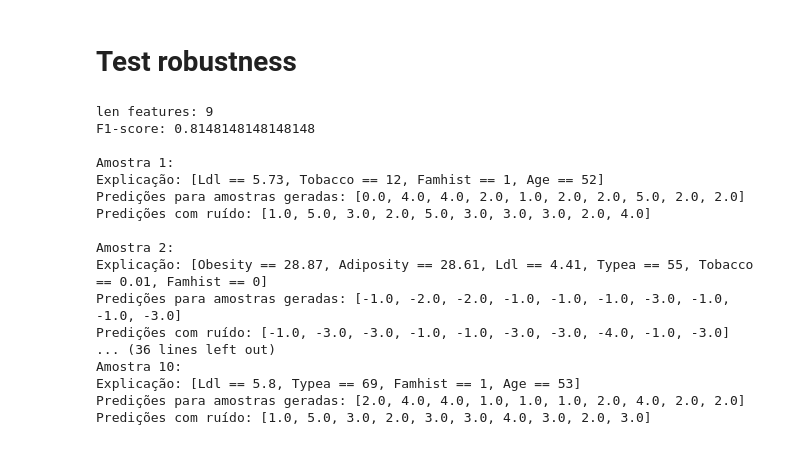
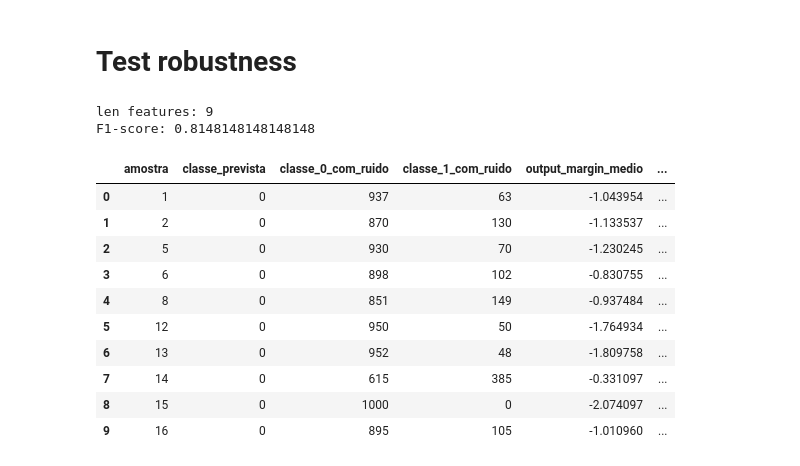
Before and after one commit to LogicExplainML-LEML/LogicExplainML, a Jupyter notebook: result_data/model_notebook.ipynb, the cells around one changed output. Drawn from its saved outputs; the diff is of its cells as text; code cells hidden in the pictures.

Commit message:
robustness tests

```diff
--- a/result_data/model_notebook.ipynb
+++ b/result_data/model_notebook.ipynb
@@ -692,21 +709,18 @@ def apply_noise_to_samples(df, noise_level):
     return df_noisy
 # %%
-get_robustness_results_n("saheart", 10, noise_level=100000)
+results_df = get_robustness_results_n("saheart", 10, 1000, target_class=0, mult_margin=0, n_estimators=30, max_depth=3, noise_level=0.1)
+results_df
 # %% [output]
 len features: 9
 F1-score: 0.8148148148148148
-
-Amostra 1:
-Explicação: [Ldl == 5.73, Tobacco == 12, Famhist == 1, Age == 52]
-Predições para amostras geradas: [0.0, 4.0, 4.0, 2.0, 1.0, 2.0, 2.0, 5.0, 2.0, 2.0]
-Predições com ruído: [1.0, 5.0, 3.0, 2.0, 5.0, 3.0, 3.0, 3.0, 2.0, 4.0]
-
-Amostra 2:
-Explicação: [Obesity == 28.87, Adiposity == 28.61, Ldl == 4.41, Typea == 55, Tobacco == 0.01, Famhist == 0]
-Predições para amostras geradas: [-1.0, -2.0, -2.0, -1.0, -1.0, -1.0, -3.0, -1.0, -1.0, -3.0]
-Predições com ruído: [-1.0, -3.0, -3.0, -1.0, -1.0, -3.0, -3.0, -4.0, -1.0, -3.0]
-... (36 lines left out)
-Amostra 10:
-Explicação: [Ldl == 5.8, Typea == 69, Famhist == 1, Age == 53]
-Predições para amostras geradas: [2.0, 4.0, 4.0, 1.0, 1.0, 1.0, 2.0, 4.0, 2.0, 2.0]
-Predições com ruído: [1.0, 5.0, 3.0, 2.0, 3.0, 3.0, 4.0, 3.0, 2.0, 3.0]
+|  | amostra | classe_prevista | classe_0_com_ruido | classe_1_com_ruido | output_margin_medio | ... |
+| 0 | 1 | 0 | 937 | 63 | -1.043954 | ... |
+| 1 | 2 | 0 | 870 | 130 | -1.133537 | ... |
+| 2 | 5 | 0 | 930 | 70 | -1.230245 | ... |
+| 3 | 6 | 0 | 898 | 102 | -0.830755 | ... |
+| 4 | 8 | 0 | 851 | 149 | -0.937484 | ... |
+| 5 | 12 | 0 | 950 | 50 | -1.764934 | ... |
+| 6 | 13 | 0 | 952 | 48 | -1.809758 | ... |
+| 7 | 14 | 0 | 615 | 385 | -0.331097 | ... |
+| 8 | 15 | 0 | 1000 | 0 | -2.074097 | ... |
+| 9 | 16 | 0 | 895 | 105 | -1.010960 | ... |
```
Also changed, not shown: parts of 3 cells of this notebook.
